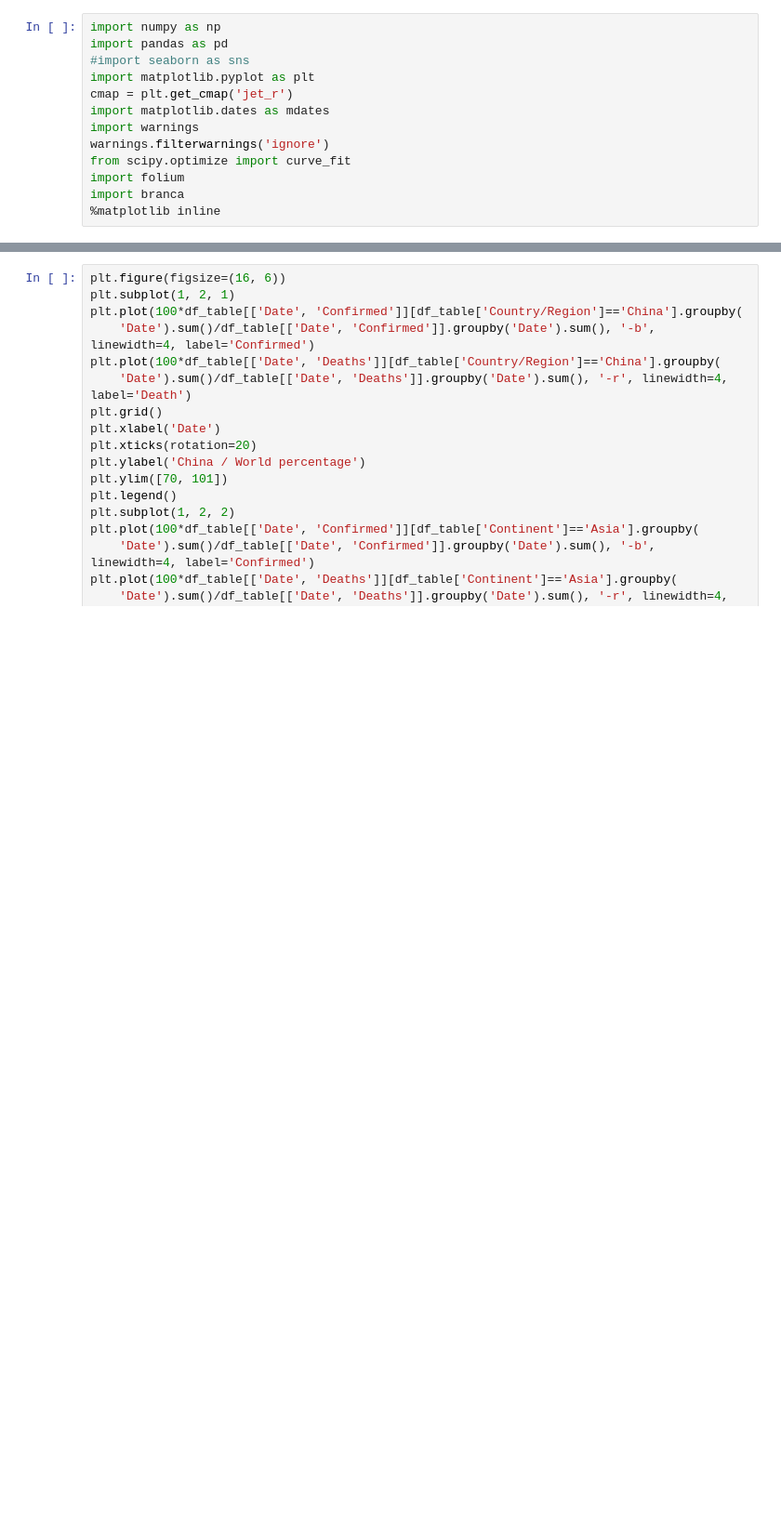
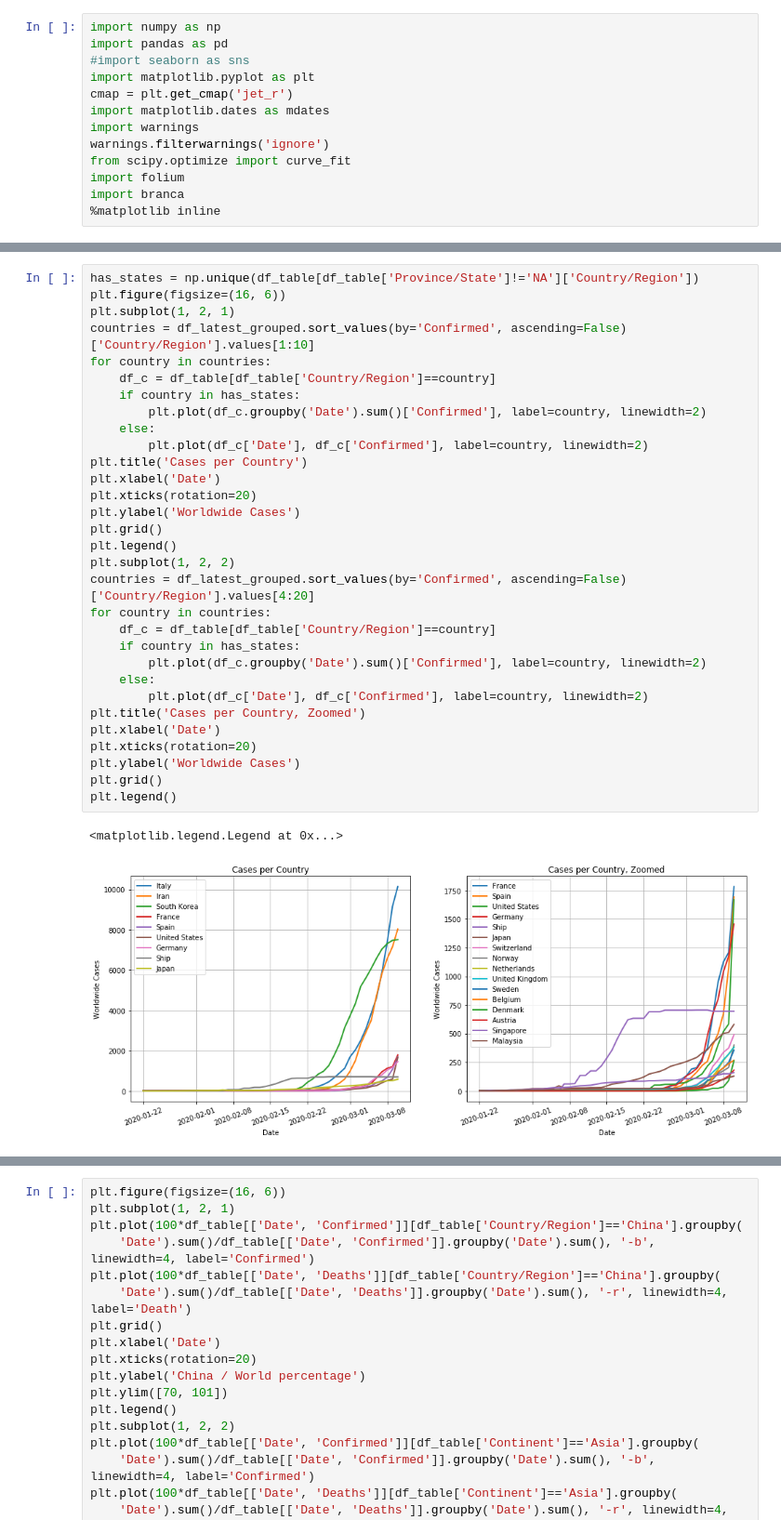
Before and after one commit to degerli/covid-21, a Jupyter notebook: notebook/DataExploration.ipynb, the cells around one changed output, grey strips where cells are left out. Shown: that part at 93% size. Saved outputs shown, nothing was run; the diff lists cells and outputs as text; blank space fills up the shorter version.

```diff
--- a/notebook/DataExploration.ipynb
+++ b/notebook/DataExploration.ipynb
@@ -47,0 +44,34 @@ df_latest_grouped = df_latest.groupby('Country/Region')[
+# %%
+has_states = np.unique(df_table[df_table['Province/State']!='NA']['Country/Region'])
+plt.figure(figsize=(16, 6))
+plt.subplot(1, 2, 1)
+countries = df_latest_grouped.sort_values(by='Confirmed', ascending=False)['Country/Region'].values[1:10]
+for country in countries:
+    df_c = df_table[df_table['Country/Region']==country]
+    if country in has_states:
+        plt.plot(df_c.groupby('Date').sum()['Confirmed'], label=country, linewidth=2)
+    else:
+        plt.plot(df_c['Date'], df_c['Confirmed'], label=country, linewidth=2)
+plt.title('Cases per Country')
+plt.xlabel('Date')
+plt.xticks(rotation=20)
+plt.ylabel('Worldwide Cases')
+plt.grid()
+plt.legend()
+plt.subplot(1, 2, 2)
+countries = df_latest_grouped.sort_values(by='Confirmed', ascending=False)['Country/Region'].values[4:20]
+for country in countries:
+    df_c = df_table[df_table['Country/Region']==country]
+    if country in has_states:
+        plt.plot(df_c.groupby('Date').sum()['Confirmed'], label=country, linewidth=2)
+    else:
+        plt.plot(df_c['Date'], df_c['Confirmed'], label=country, linewidth=2)
+plt.title('Cases per Country, Zoomed')
+plt.xlabel('Date')
+plt.xticks(rotation=20)
+plt.ylabel('Worldwide Cases')
+plt.grid()
+plt.legend()
+# %% [output]
+<matplotlib.legend.Legend at 0x...>
+[figure, added]
```
Also changed, not shown: parts of 11 cells of this notebook, 7 other files.
